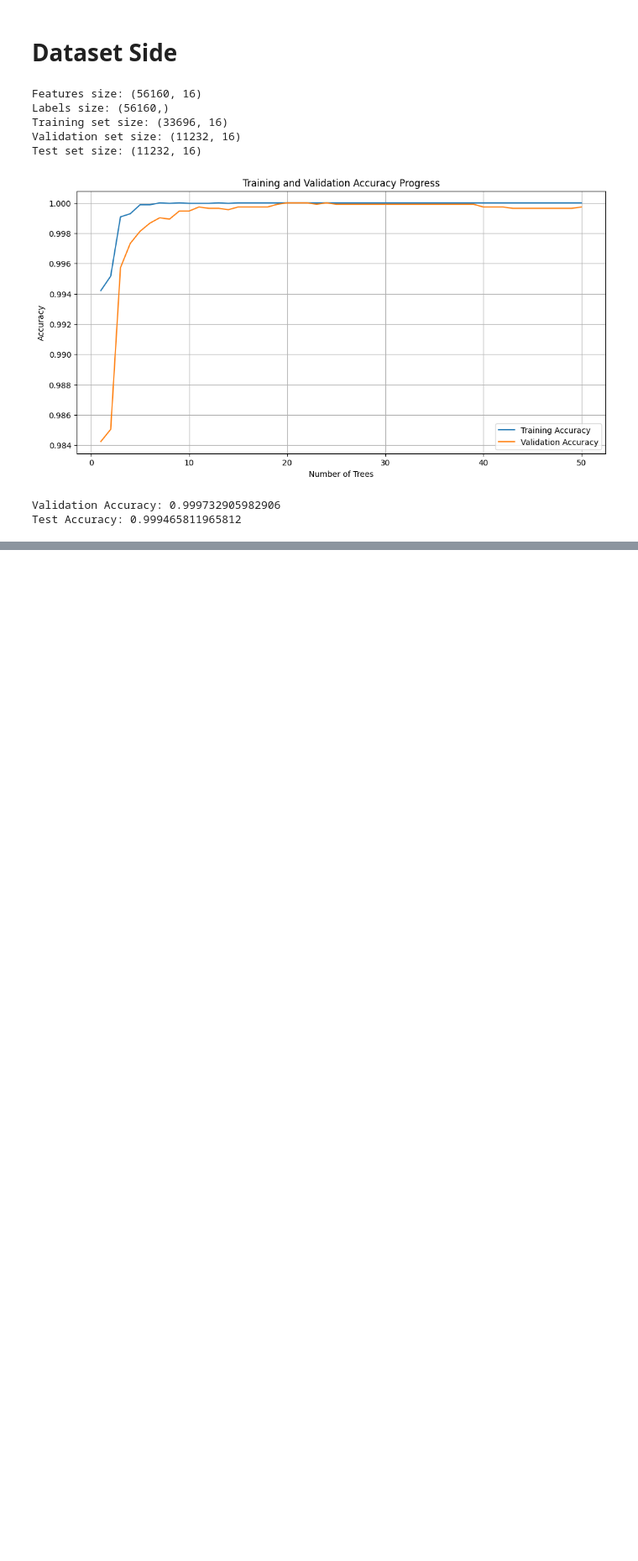
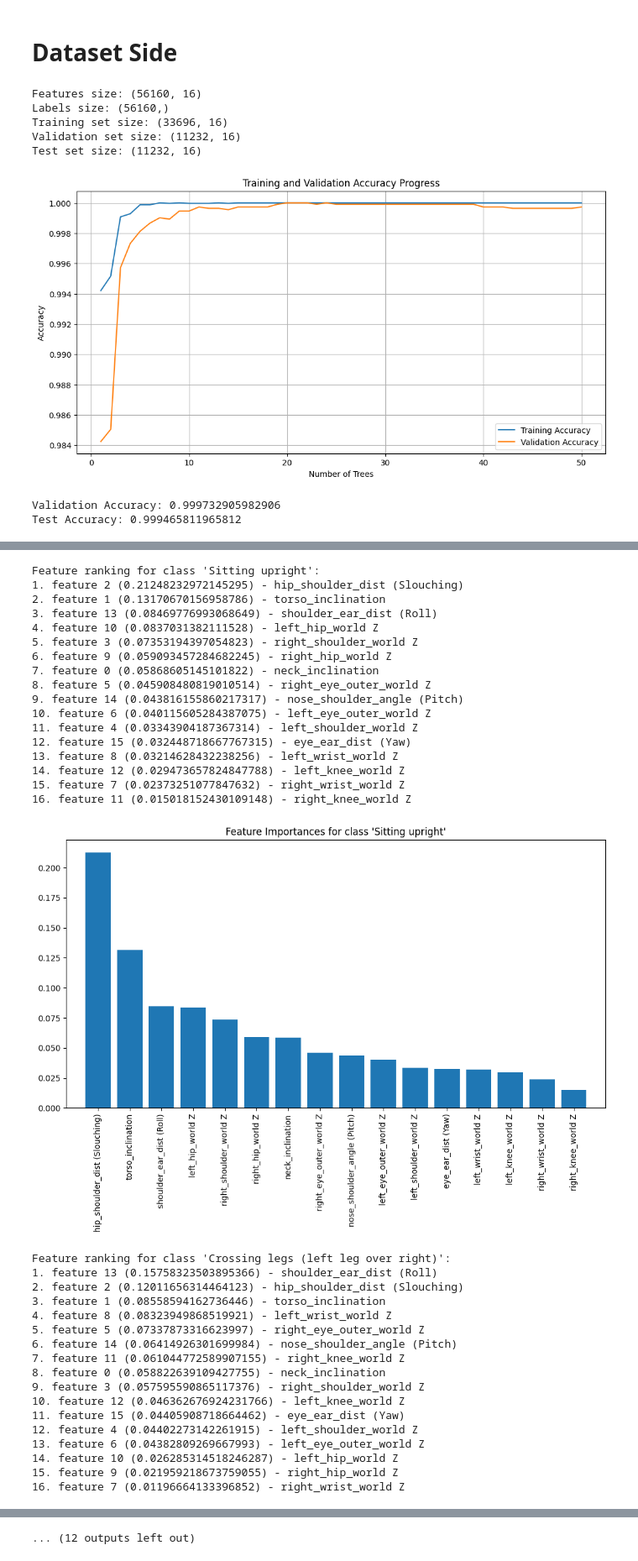
Before and after one commit to FucsikovaTereza/Research_Project, a Jupyter notebook: Random_forest.ipynb, the cells around one changed output, grey strips where cells are left out. Shown at 84% size. Drawn from its saved outputs; the diff is of its cells as text; code cells hidden in the pictures; blank space fills up the shorter version.

```diff
--- a/Random_forest.ipynb
+++ b/Random_forest.ipynb
@@ -384,0 +416,62 @@ Feature ranking:
+# %%
+# Initialize and train the One-vs-Rest Random Forest model
+ovr_model = OneVsRestClassifier(rf_model_2)
+ovr_model.fit(M_train, n_train)
+
+# Loop through each class and print the feature importances
+for class_index, class_name in enumerate(class_names):
+    specific_rf_model_2 = ovr_model.estimators_[class_index]
+
+    # Compute feature importances for the specific class
+    feature_importances_2 = specific_rf_model_2.feature_importances_
+
+    # Sort the features by importance
+    indices_2 = np.argsort(feature_importances_2)[::-1]
+
+    print(f"Feature ranking for class '{class_name}':")
+    for f in range(M_train.shape[1]):
+        print(f"{f + 1}. feature {indices_2[f]} ({feature_importances_2[indices_2[f]]}) - {feature_names_2[indices_2[f]]}")
+
+    # Plot the feature importances
+    plt.figure(figsize=(12, 6))
+    plt.title(f"Feature Importances for class '{class_name}'")
+    plt.bar(range(M_train.shape[1]), feature_importances_2[indices_2], align="center")
+    plt.xticks(range(M_train.shape[1]), [feature_names_2[i] for i in indices_2], rotation=90)
+    plt.xlim([-1, M_train.shape[1]])
+    plt.show()
+# %% [output]
+Feature ranking for class 'Sitting upright':
+1. feature 2 (0.21248232972145295) - hip_shoulder_dist (Slouching)
+2. feature 1 (0.13170670156958786) - torso_inclination
+3. feature 13 (0.08469776993068649) - shoulder_ear_dist (Roll)
+4. feature 10 (0.0837031382111528) - left_hip_world Z
+5. feature 3 (0.07353194397054823) - right_shoulder_world Z
+6. feature 9 (0.059093457284682245) - right_hip_world Z
+7. feature 0 (0.05868605145101822) - neck_inclination
+8. feature 5 (0.045908480819010514) - right_eye_outer_world Z
+9. feature 14 (0.043816155860217317) - nose_shoulder_angle (Pitch)
+10. feature 6 (0.040115605284387075) - left_eye_outer_world Z
+11. feature 4 (0.03343904187367314) - left_shoulder_world Z
+12. feature 15 (0.032448718667767315) - eye_ear_dist (Yaw)
+13. feature 8 (0.03214628432238256) - left_wrist_world Z
+14. feature 12 (0.029473657824847788) - left_knee_world Z
+15. feature 7 (0.02373251077847632) - right_wrist_world Z
+16. feature 11 (0.015018152430109148) - right_knee_world Z
+[figure, added]
+Feature ranking for class 'Crossing legs (left leg over right)':
+1. feature 13 (0.15758323503895366) - shoulder_ear_dist (Roll)
+2. feature 2 (0.12011656314464123) - hip_shoulder_dist (Slouching)
+3. feature 1 (0.08558594162736446) - torso_inclination
+4. feature 8 (0.08323949868519921) - left_wrist_world Z
+5. feature 5 (0.07337873316623997) - right_eye_outer_world Z
+6. feature 14 (0.06414926301699984) - nose_shoulder_angle (Pitch)
+7. feature 11 (0.061044772589907155) - right_knee_world Z
+8. feature 0 (0.058822639109427755) - neck_inclination
+9. feature 3 (0.057595590865117376) - right_shoulder_world Z
+10. feature 12 (0.046362676924231766) - left_knee_world Z
+11. feature 15 (0.04405908718664462) - eye_ear_dist (Yaw)
+12. feature 4 (0.04402273142261915) - left_shoulder_world Z
+13. feature 6 (0.04382809269667993) - left_eye_outer_world Z
+14. feature 10 (0.026285314518246287) - left_hip_world Z
+15. feature 9 (0.021959218673759055) - right_hip_world Z
+16. feature 7 (0.01196664133396852) - right_wrist_world Z
@@ -384,0 +551 @@ Feature ranking:
+... (12 outputs left out)
```
Also changed, not shown: parts of 7 cells of this notebook.
